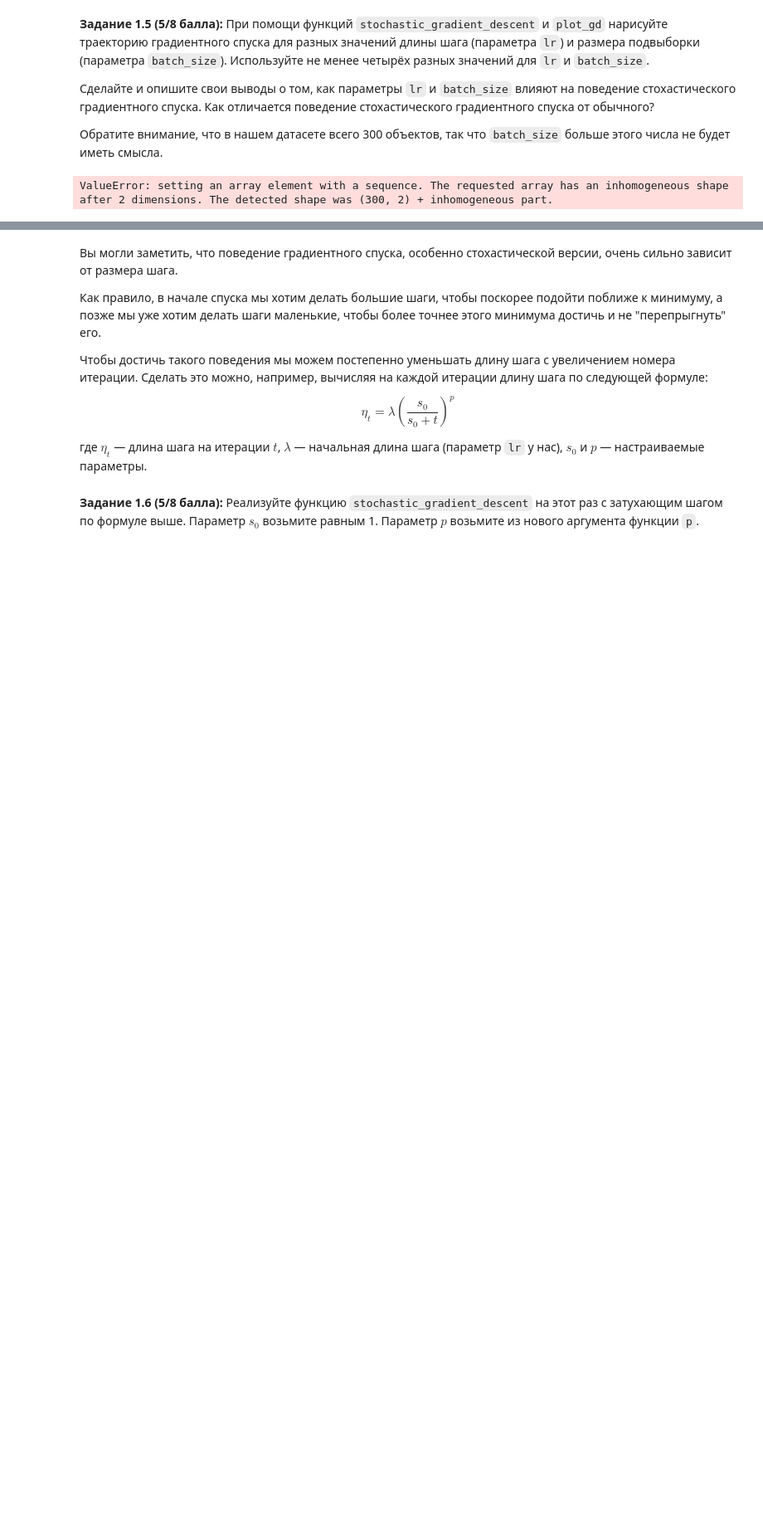
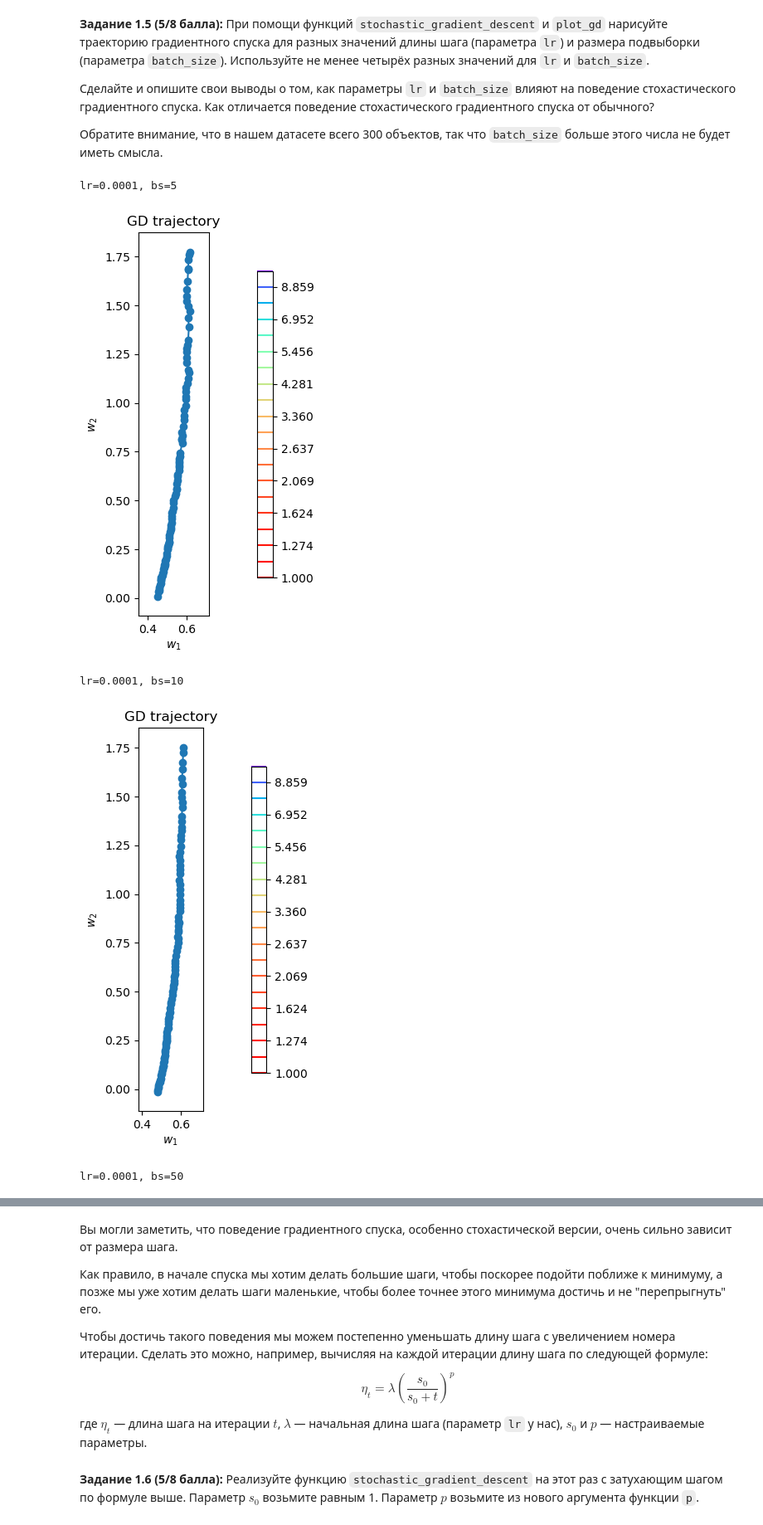
Before and after one commit to Makar0nkin/hse_ml_2023, a Jupyter notebook: homeworks/hw05-grad/hw05_gd.ipynb, the cells around one changed output, grey strips where cells are left out. Shown at 83% size. Cells and saved outputs as stored; diff of their text form; code cells hidden in the pictures; blank space fills up the shorter version.

```diff
--- a/homeworks/hw05-grad/hw05_gd.ipynb
+++ b/homeworks/hw05-grad/hw05_gd.ipynb
@@ -333,10 +321,10 @@ def stochastic_gradient_descent(
     """
     w = w_init
     w_list: List[np.ndarray] = []
-    # batch = np.random.choice(, size=batch_size)
-    print(np.random.choice(list(zip(X, y)), size=batch_size))
     for _ in range(n_iterations):
-        w = w - lr * loss.calc_grad(X, y, w)
+        batch_indices = np.random.choice(X.shape[0], size=batch_size, replace=False)
+        X_batch, y_batch = X[batch_indices], y[batch_indices]
+        w = w - lr * loss.calc_grad(X_batch, y_batch, w)
         w_list.append(w)
     return w_list
 # %% [markdown]
@@ -346,10 +334,20 @@ def stochastic_gradient_descent(
 
 Обратите внимание, что в нашем датасете всего 300 объектов, так что `batch_size` больше этого числа не будет иметь смысла.
 # %%
+from itertools import product
 batch_sizes = [5, 10, 50, 100, 150]
 lrs = [0.0001, 0.001, 0.01, 0.1]
-w_lists = [stochastic_gradient_descent(w_init, X, y, MSELoss(), lr , 5, 100) for lr in lrs]
-for w_list in w_lists:
+w_lists = [stochastic_gradient_descent(w_init, X, y, MSELoss(), lr , bs, 100) for lr, bs in product(lrs, batch_sizes)]
+for lr, bs in product(lrs, batch_sizes):
+    print(f'{lr=}, {bs=}')
+    w_list = stochastic_gradient_descent(w_init, X, y, MSELoss(), lr , bs, 100)
     plot_gd(w_list, X, y, MSELoss())
+# for w_list in w_lists:
+#     print()
+#     plot_gd(w_list, X, y, MSELoss())
 # %% [output]
-ValueError: setting an array element with a sequence. The requested array has an inhomogeneous shape after 2 dimensions. The detected shape was (300, 2) + inhomogeneous part.
+lr=0.0001, bs=5
+[figure, added]
+lr=0.0001, bs=10
+[figure, added]
+lr=0.0001, bs=50
```
Also changed, not shown: parts of 9 cells of this notebook, 1 other file.
